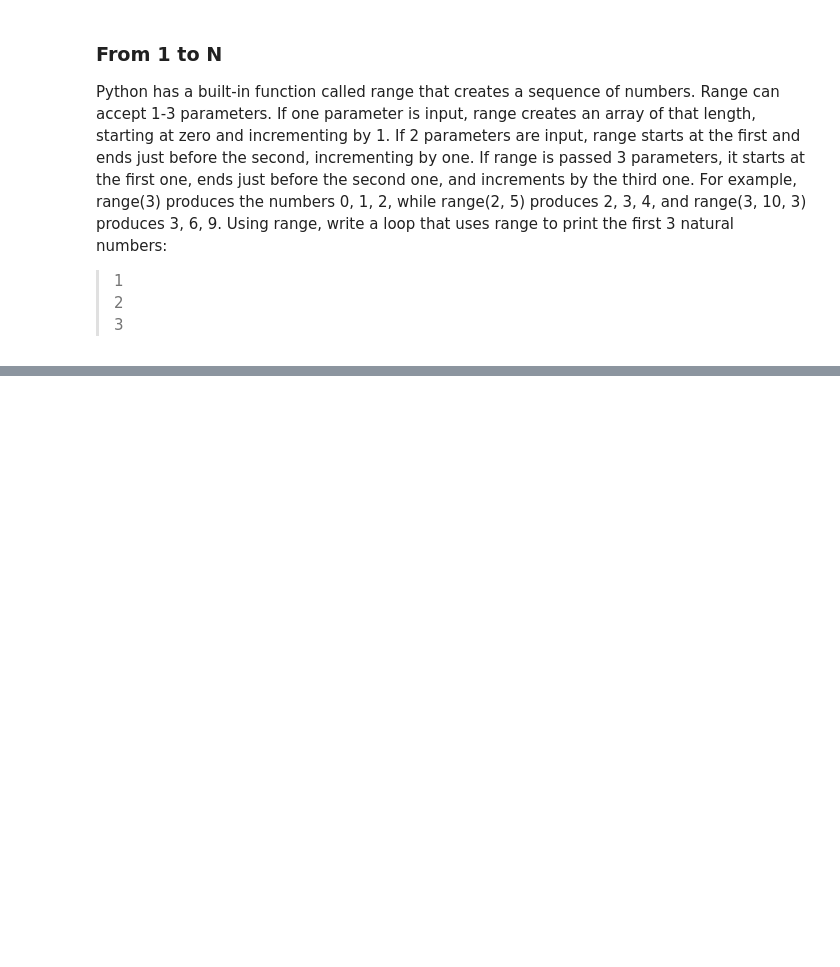
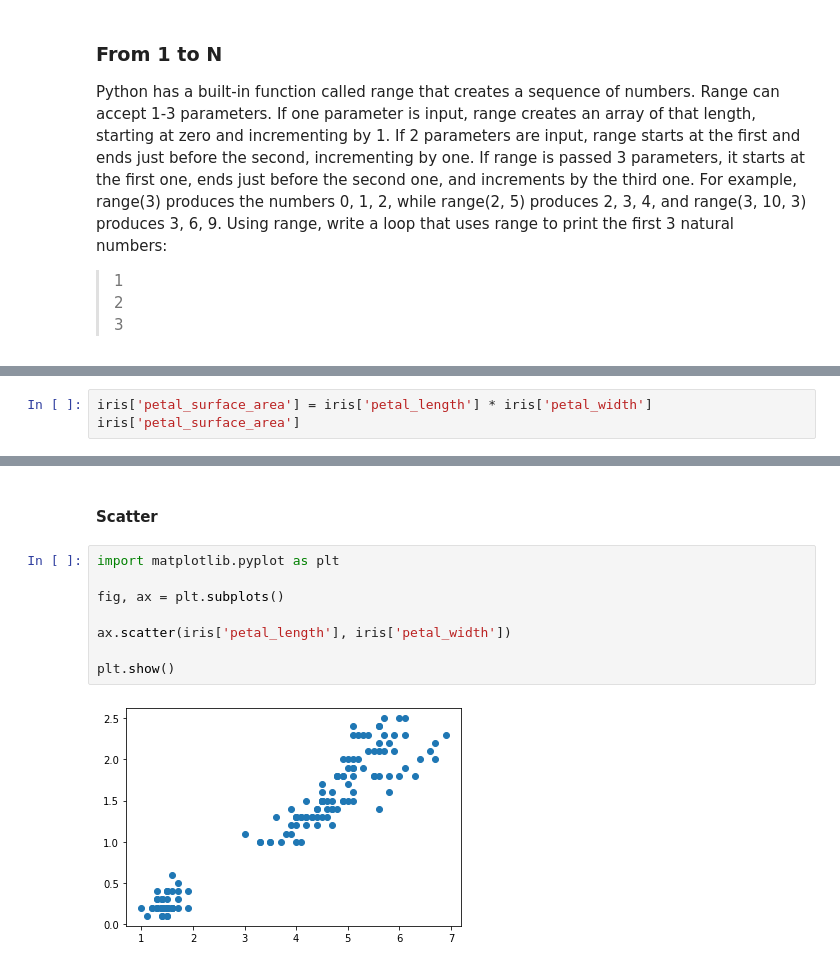
Before and after one commit to russodanielp/intro_cheminformatics, a Jupyter notebook: Lab 03 - Basic Python/lab.ipynb, the cells around one changed output, grey strips where cells are left out. Saved outputs shown, nothing was run; the diff lists cells and outputs as text; blank space fills up the shorter version.

Commit message:
Created using Colaboratory - finshed pandas and matplotlib and lab 3

```diff
--- a/Lab 03 - Basic Python/lab.ipynb
+++ b/Lab 03 - Basic Python/lab.ipynb
@@ -265,0 +229,3 @@ np.loadtxt(...)
+# %%
+iris['petal_surface_area'] = iris['petal_length'] * iris['petal_width']
+iris['petal_surface_area']
@@ -265,0 +259,12 @@ np.loadtxt(...)
+# %% [markdown]
+#### Scatter
+# %%
+import matplotlib.pyplot as plt
+
+fig, ax = plt.subplots()
+
+ax.scatter(iris['petal_length'], iris['petal_width'])
+
+plt.show()
+# %% [output]
+[figure, added]
```
Also changed, not shown: parts of 68 cells of this notebook.
